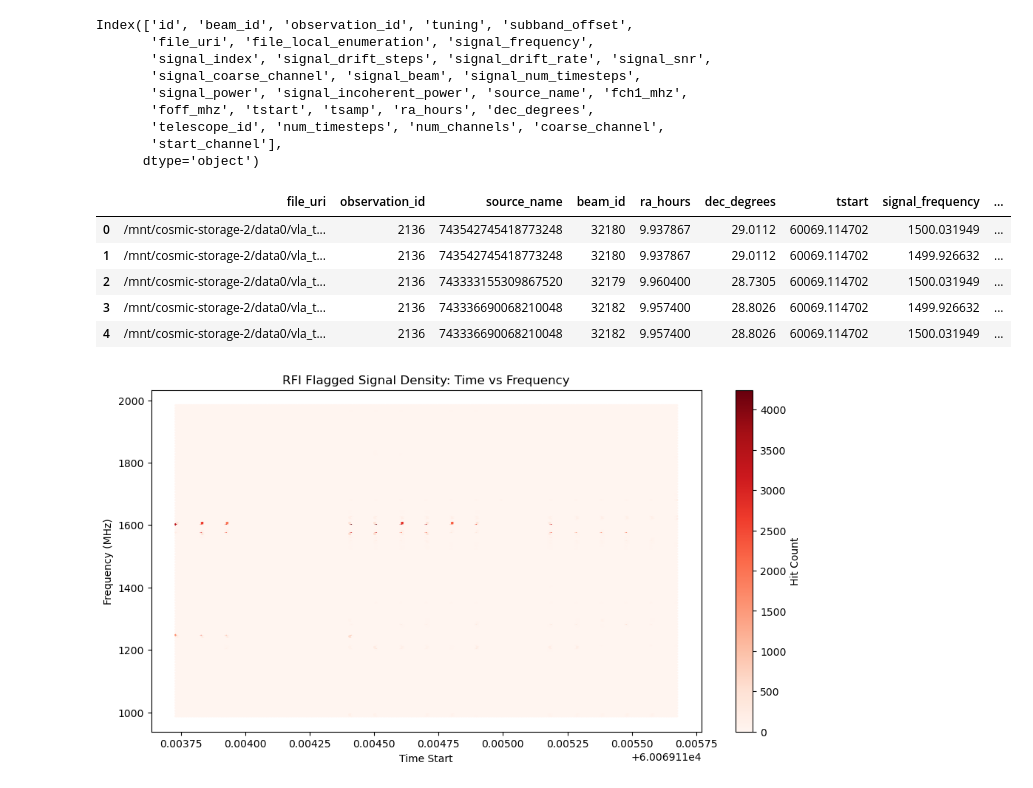
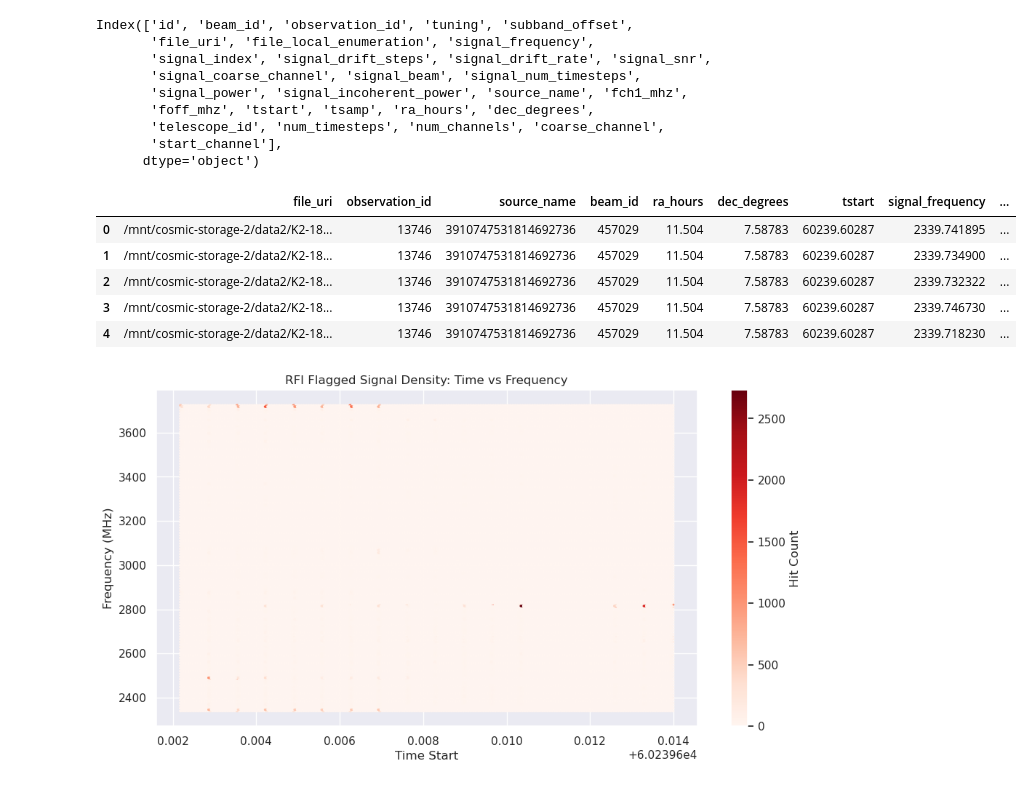
Before and after one commit to jmotamarry/cosmic-testing, a Jupyter notebook: comsic_pp.ipynb, the cells around one changed output. Drawn from its saved outputs; the diff is of its cells as text; code cells hidden in the pictures.

```diff
--- a/comsic_pp.ipynb
+++ b/comsic_pp.ipynb
@@ -71,24 +71,24 @@ def processing(file, start, stop):
 
 #processing('Summer_Project_RA9_Dec0.90.pkl', 0, 1000000)
 # %%
-full_df = processing('Summer_Project_RA9_Dec0.90.pkl', 0, 1000000)
+full_df = processing('Summer_Project_RA10_Dec0.2.pkl', 0, 1000000)
 full_df.head()
 # %% [output]
 Index(['id', 'beam_id', 'observation_id', 'tuning', 'subband_offset',
        'file_uri', 'file_local_enumeration', 'signal_frequency',
        'signal_index', 'signal_drift_steps', 'signal_drift_rate', 'signal_snr',
        'signal_coarse_channel', 'signal_beam', 'signal_num_timesteps',
        'signal_power', 'signal_incoherent_power', 'source_name', 'fch1_mhz',
        'foff_mhz', 'tstart', 'tsamp', 'ra_hours', 'dec_degrees',
        'telescope_id', 'num_timesteps', 'num_channels', 'coarse_channel',
        'start_channel'],
       dtype='object')
 |  | file_uri | observation_id | source_name | beam_id | ra_hours | dec_degrees | tstart | signal_frequency | ... |
-| 0 | /mnt/cosmic-storage-2/data0/vla_t... | 2136 | 743542745418773248 | 32180 | 9.937867 | 29.0112 | 60069.114702 | 1500.031949 | ... |
-| 1 | /mnt/cosmic-storage-2/data0/vla_t... | 2136 | 743542745418773248 | 32180 | 9.937867 | 29.0112 | 60069.114702 | 1499.926632 | ... |
-| 2 | /mnt/cosmic-storage-2/data0/vla_t... | 2136 | 743333155309867520 | 32179 | 9.960400 | 28.7305 | 60069.114702 | 1500.031949 | ... |
-| 3 | /mnt/cosmic-storage-2/data0/vla_t... | 2136 | 743336690068210048 | 32182 | 9.957400 | 28.8026 | 60069.114702 | 1499.926632 | ... |
-| 4 | /mnt/cosmic-storage-2/data0/vla_t... | 2136 | 743336690068210048 | 32182 | 9.957400 | 28.8026 | 60069.114702 | 1500.031949 | ... |
+| 0 | /mnt/cosmic-storage-2/data2/K2-18... | 13746 | 3910747531814692736 | 457029 | 11.504 | 7.58783 | 60239.60287 | 2339.741895 | ... |
+| 1 | /mnt/cosmic-storage-2/data2/K2-18... | 13746 | 3910747531814692736 | 457029 | 11.504 | 7.58783 | 60239.60287 | 2339.734900 | ... |
+| 2 | /mnt/cosmic-storage-2/data2/K2-18... | 13746 | 3910747531814692736 | 457029 | 11.504 | 7.58783 | 60239.60287 | 2339.732322 | ... |
+| 3 | /mnt/cosmic-storage-2/data2/K2-18... | 13746 | 3910747531814692736 | 457029 | 11.504 | 7.58783 | 60239.60287 | 2339.746730 | ... |
+| 4 | /mnt/cosmic-storage-2/data2/K2-18... | 13746 | 3910747531814692736 | 457029 | 11.504 | 7.58783 | 60239.60287 | 2339.718230 | ... |
 # %%
 # signal density/ timevs freq
 rfi_only = full_df[full_df['rfi_flag']==True]
@@ -100,7 +100,7 @@ plt.title("RFI Flagged Signal Density: Time vs Frequency")
 plt.colorbar(label='Hit Count')
 plt.show()
 # %% [output]
-[figure, old version]
+[figure, new version]
 # %%
 #visualize signal vs power with snr value incuded
 def pow_freq_snr(full_df):
```
Also changed, not shown: parts of 5 cells of this notebook, 6 other files.
